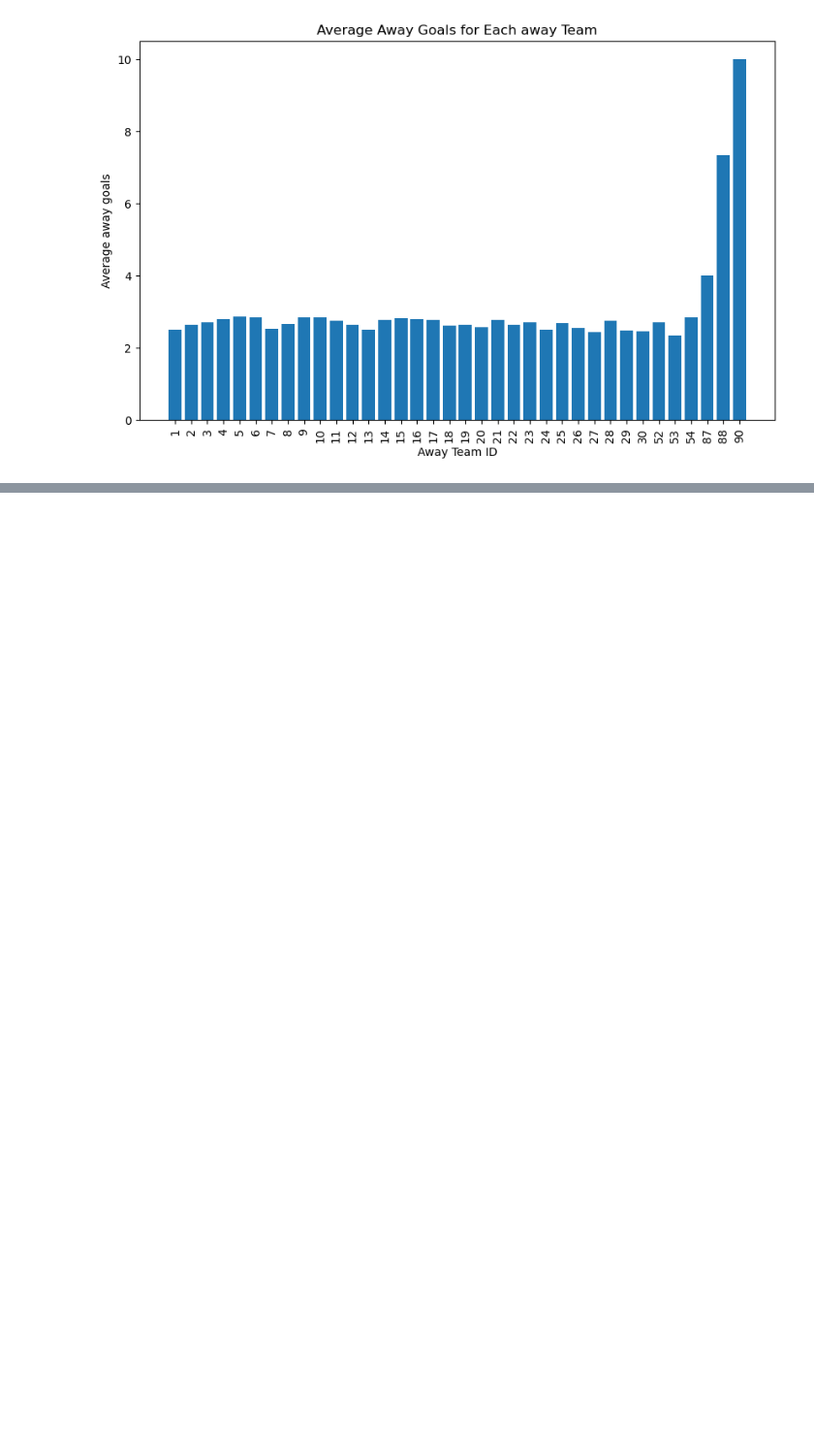
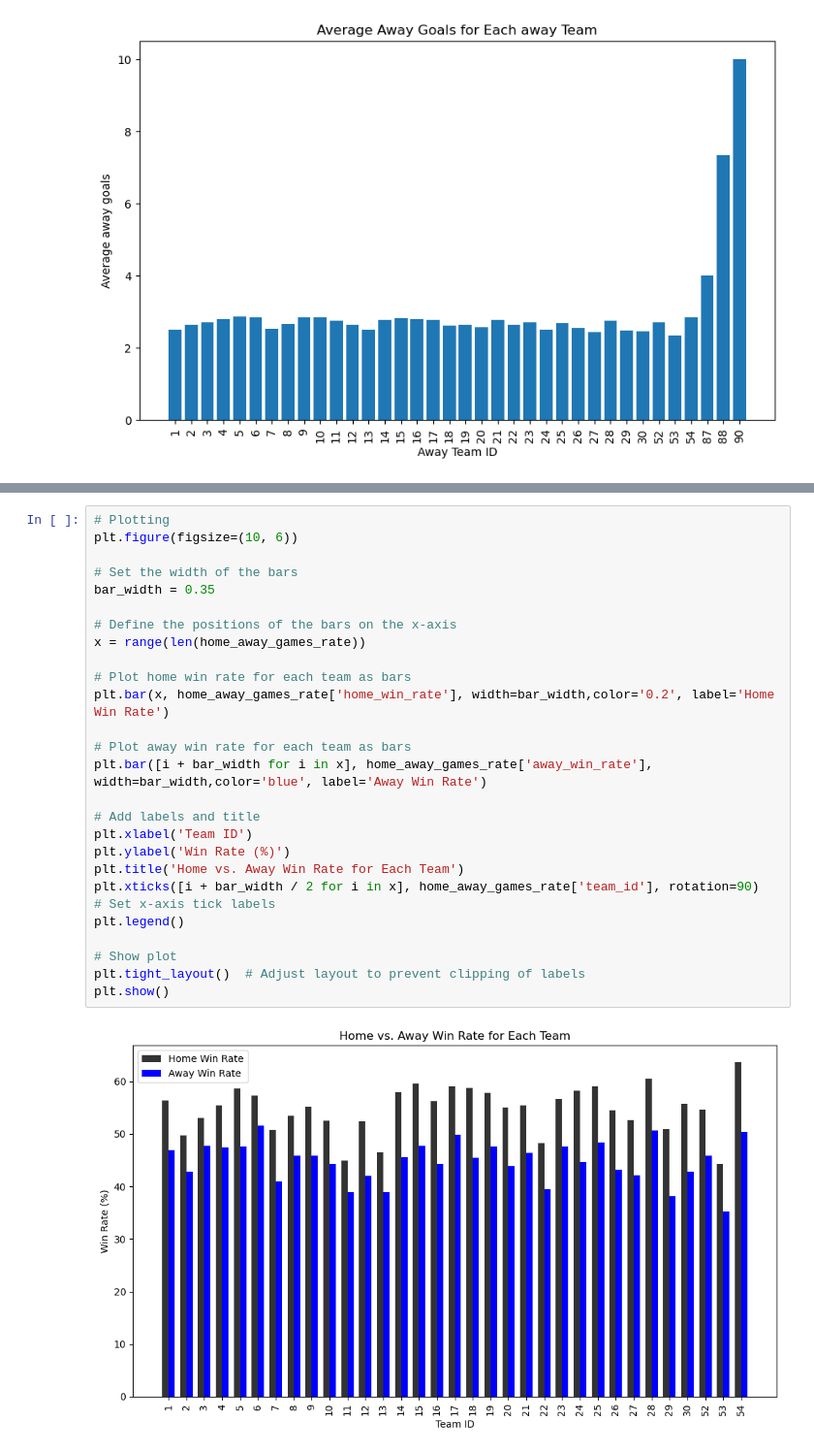
Before and after one commit to rosnibhanu/tech_project, a Jupyter notebook: tech_int.ipynb, the cells around one changed output, grey strips where cells are left out. Shown: that part at 97% size. Saved outputs shown, nothing was run; the diff lists cells and outputs as text; blank space fills up the shorter version.

```diff
--- a/tech_int.ipynb
+++ b/tech_int.ipynb
@@ -447,0 +709,28 @@ plt.show()
+# %%
+# Plotting
+plt.figure(figsize=(10, 6))
+
+# Set the width of the bars
+bar_width = 0.35
+
+# Define the positions of the bars on the x-axis
+x = range(len(home_away_games_rate))
+
+# Plot home win rate for each team as bars
+plt.bar(x, home_away_games_rate['home_win_rate'], width=bar_width,color='0.2', label='Home Win Rate')
+
+# Plot away win rate for each team as bars
+plt.bar([i + bar_width for i in x], home_away_games_rate['away_win_rate'], width=bar_width,color='blue', label='Away Win Rate')
+
+# Add labels and title
+plt.xlabel('Team ID')
+plt.ylabel('Win Rate (%)')
+plt.title('Home vs. Away Win Rate for Each Team')
+plt.xticks([i + bar_width / 2 for i in x], home_away_games_rate['team_id'], rotation=90)  # Set x-axis tick labels
+plt.legend()
+
+# Show plot
+plt.tight_layout()  # Adjust layout to prevent clipping of labels
+plt.show()
+# %% [output]
+[figure, added]
```
Also changed, not shown: parts of 16 cells of this notebook.
